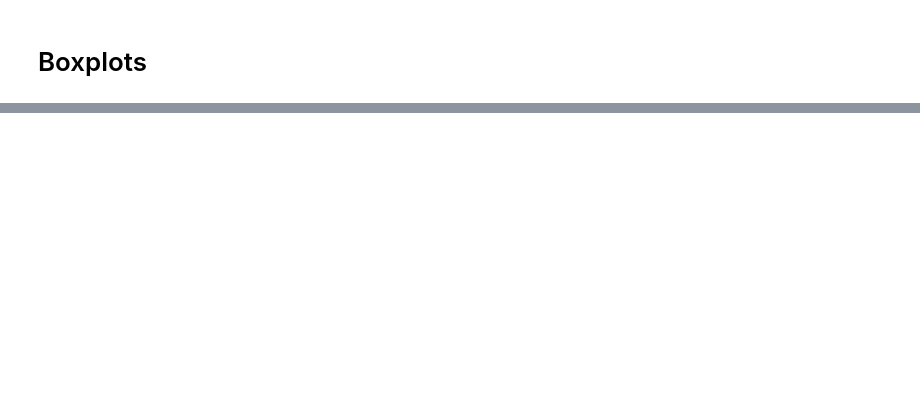
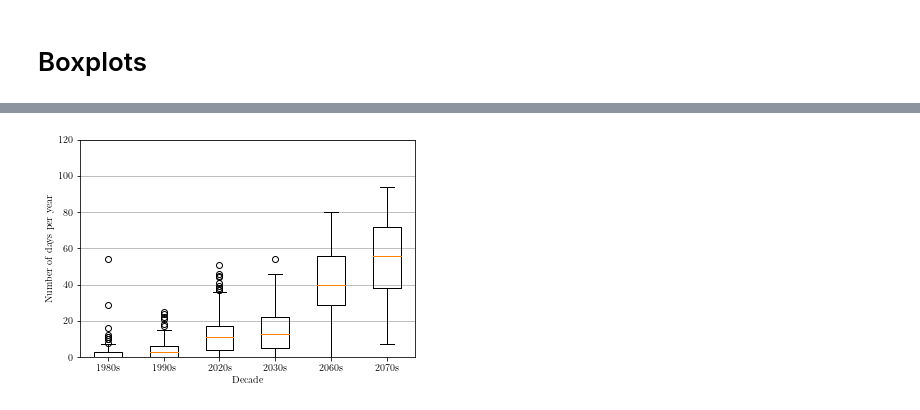
Before and after one commit to kaedonkers/ukcp_heatwave_analysis, a Jupyter notebook: 1.decadal_box_plots.ipynb, the cells around one changed output, grey strips where cells are left out. Saved outputs shown, nothing was run; the diff lists cells and outputs as text; code cells hidden in the pictures; blank space fills up the shorter version.

```diff
--- a/1.decadal_box_plots.ipynb
+++ b/1.decadal_box_plots.ipynb
@@ -255,0 +255,4 @@ box_df_decadal(u10hw, (1980, 1990, 2020, 2030, 2060, 2070), ylim=120)
+# %%
+box_decadal(tashw, years)
+# %% [output]
+[figure, added]
```
Also changed, not shown: parts of 25 cells of this notebook, 1 other file.
